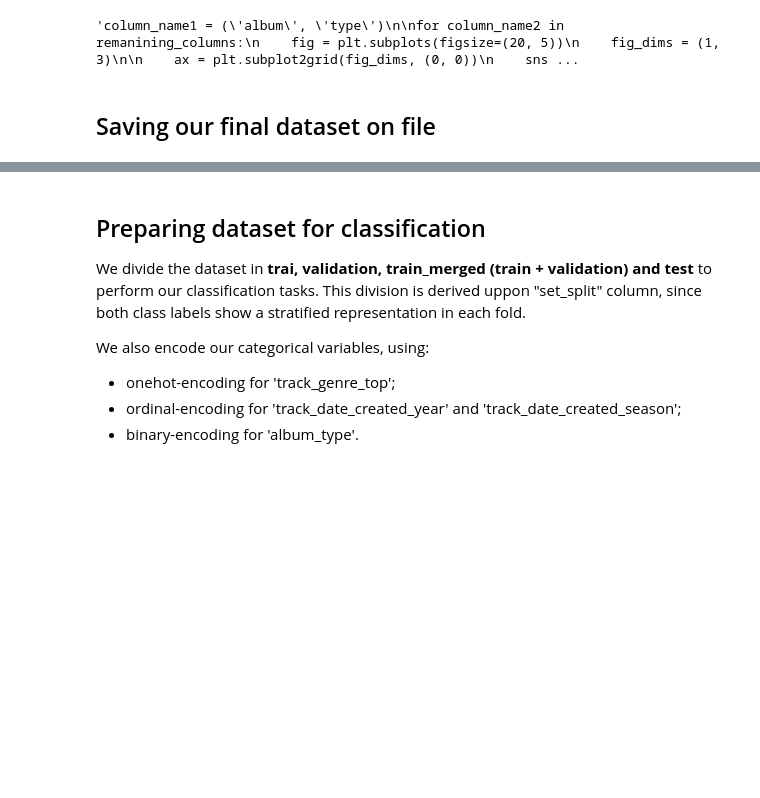
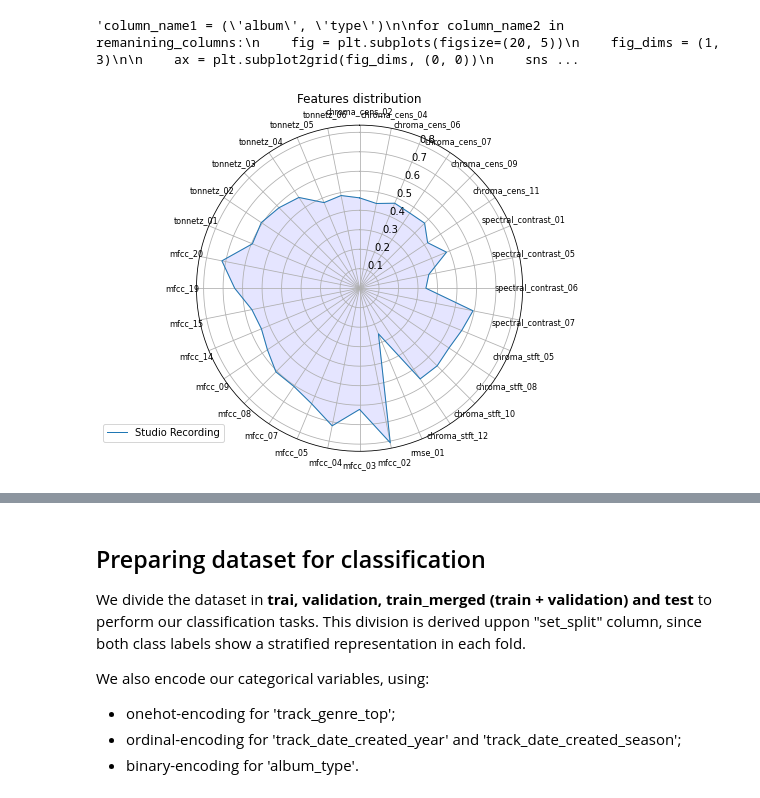
Before and after one commit to alexandrabradan/Datamining2_AdvancedTopics, a Jupyter notebook: notebook/Module_1/Final_dataset_and_feature_selection.ipynb, the cells around one changed output, grey strips where cells are left out. Saved outputs shown, nothing was run; the diff lists cells and outputs as text; code cells hidden in the pictures; blank space fills up the shorter version.

```diff
--- a/notebook/Module_1/Final_dataset_and_feature_selection.ipynb
+++ b/notebook/Module_1/Final_dataset_and_feature_selection.ipynb
@@ -415,0 +418,14 @@ Tracks and Librosa features aren't correlated.
+# %%
+# rename columns
+new_columns_names = []
+for column_name in tracks_librosaMeanFeatures.columns:
+    if "," in str(column_name):
+        tmp = str(column_name).replace("(", "").replace(")", "").replace("\'", "").replace(" ", "")
+        tmp_list = tmp.split(",")
+        new_name = str(tmp_list[0]) + "_" + str(tmp_list[1])
+        new_columns_names.append(new_name)
+    else:
+        new_columns_names.append(column_name)
+
+# assigning new name to columns
+tracks_librosaMeanFeatures.columns = new_columns_names
@@ -685,5 +704,3 @@ for column_name2 in remanining_columns:
     genre_max_frequency_table_insight(pclass_xt,  tracks_librosaMeanFeatures, column_name2, column_name1)"""
 # %% [output]
 'column_name1 = (\'album\', \'type\')\n\nfor column_name2 in remanining_columns:\n    fig = plt.subplots(figsize=(20, 5))\n    fig_dims = (1, 3)\n\n    ax = plt.subplot2grid(fig_dims, (0, 0))\n    sns ...
-# %% [markdown]
-<h2>Saving our final dataset on file</h2>
@@ -689,0 +850,12 @@ for column_name2 in remanining_columns:
+# %%
+categories = []
+column_initial_names = ["chroma_cens", "spectral_contrast", "chroma_stft", 'rmse_01', "mfcc", "tonnetz"]
+for column_initial_name in column_initial_names:
+    if column_initial_name == 'rmse_01':
+        categories.append(column_initial_name)
+        continue
+    tmp_list =  [x for x in tracks_librosaMeanFeatures.columns if column_initial_name in x]
+    categories = categories + tmp_list
+plot_radar2(tracks_librosaMeanFeatures, categories, 'Studio Recording', False, "Features distribution")
+# %% [output]
+[figure, added]
```
Also changed, not shown: parts of 22 cells of this notebook, 5 other files.
